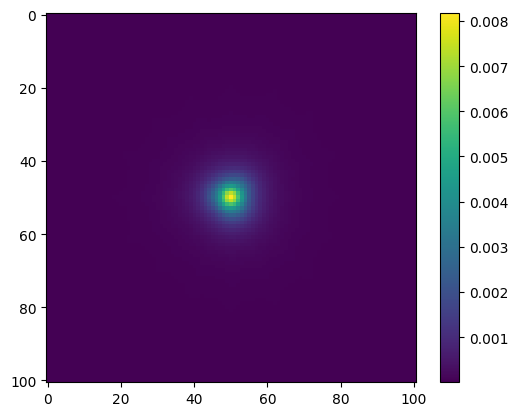
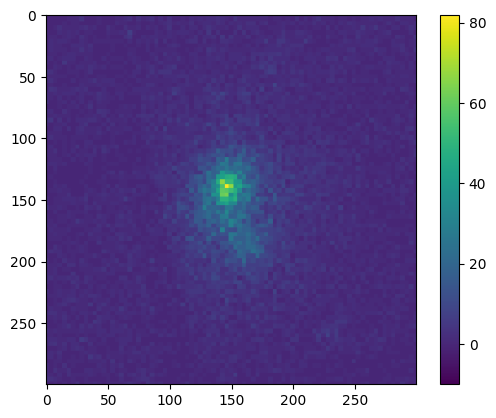
The notebook cell's code change between the first figure and the second:
--- before
+++ after
@@ -1,3 +1,6 @@
-plt.imshow(metamodel.datasets[0].metadata[0].beam_map)
+#plt.imshow(metamodel.datasets[0].metadata[0].beam_map)
+#plt.colorbar()
+#print(np.sum(metamodel.datasets[0].metadata[0].beam_map))
+
+plt.imshow(datasets[0].datavec.solutions[0].data, vmin=-10)
 plt.colorbar()
-print(np.sum(metamodel.datasets[0].metadata[0].beam_map))

Commit: fixed model